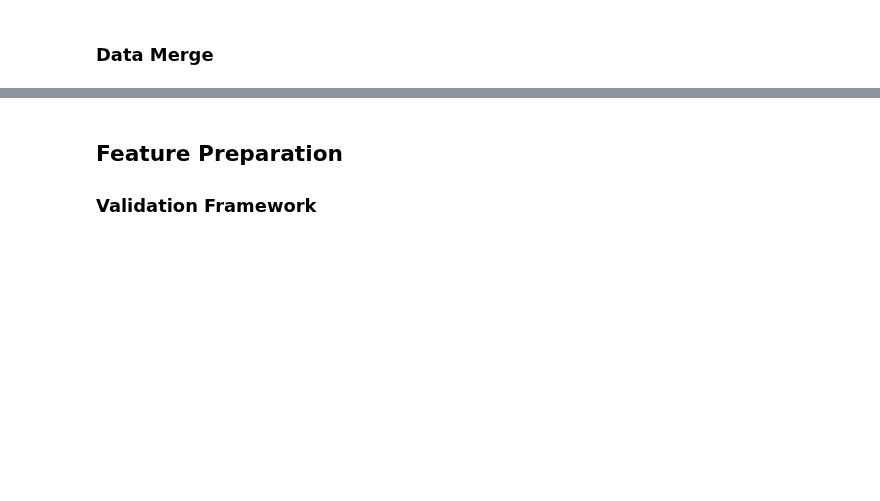
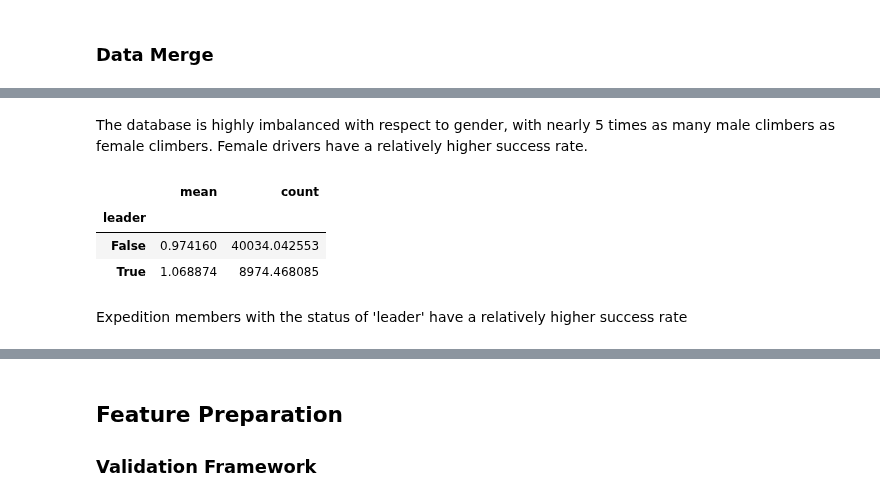
Before and after one commit to ArmandWinant/ml-zoomcamp, a Jupyter notebook: projects/midterm/notebook.ipynb, the cells around one changed output, grey strips where cells are left out. Cells and saved outputs as stored; diff of their text form; code cells hidden in the pictures; blank space fills up the shorter version.

```diff
--- a/projects/midterm/notebook.ipynb
+++ b/projects/midterm/notebook.ipynb
@@ -406,0 +405,11 @@ dtype: object
+# %% [markdown]
+The database is highly imbalanced with respect to gender, with nearly 5 times as many male climbers as female climbers. Female drivers have a relatively higher success rate.
+# %%
+df.groupby(['leader']).msuccess.agg(['mean', 'count']) / global_success_rate
+# %% [output]
+|  | mean | count |
+| leader |  |  |
+| False | 0.974160 | 40034.042553 |
+| True | 1.068874 | 8974.468085 |
+# %% [markdown]
+Expedition members with the status of 'leader' have a relatively higher success rate
```
Also changed, not shown: parts of 28 cells of this notebook.
